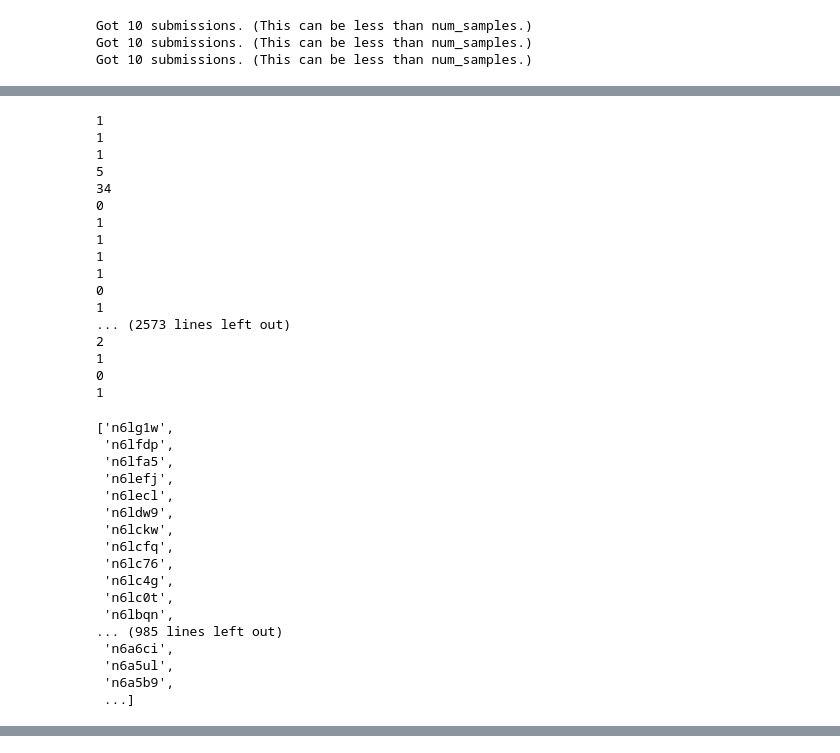
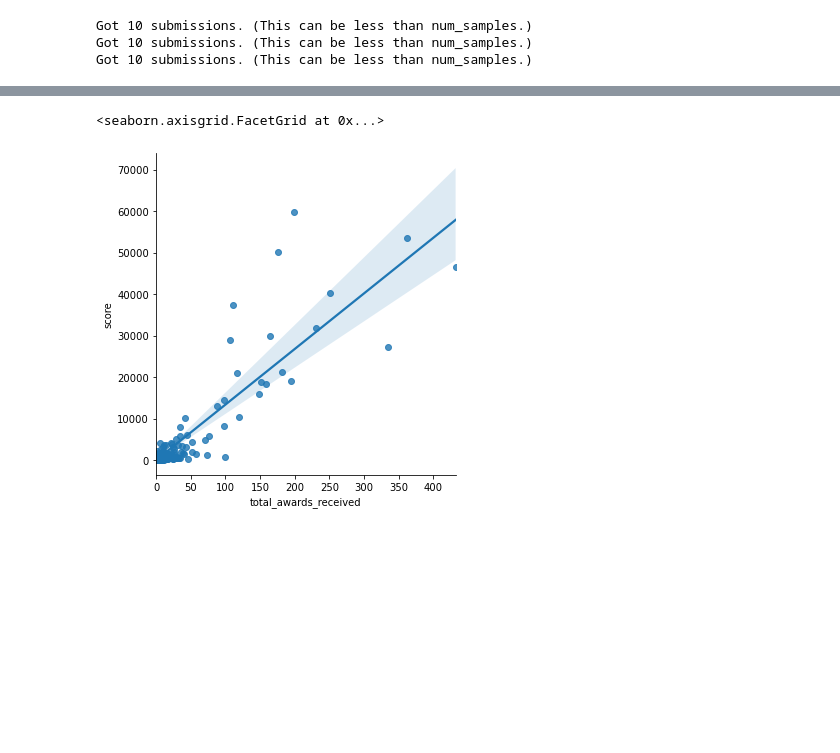
Before and after one commit to ElleNajt/ErdosInstitute-SIG_Project, a Jupyter notebook: RedditData.ipynb, the cells around one changed output, grey strips where cells are left out. Cells and saved outputs as stored; diff of their text form; code cells hidden in the pictures; blank space fills up the shorter version.

```diff
--- a/RedditData.ipynb
+++ b/RedditData.ipynb
@@ -233,52 +214,3 @@ list(reddit.info(ids2))
-# %%
-scores = []
-total_awards_received = []
-
-ids2 = [i if i.startswith('t3_') else f't3_{i}' for i in list(df.id)]
-for submission in reddit.info(ids2):
-    #submission = reddit.submission(id = submission_id)
-    scores.append(submission.score)
-    total_awards_received.append(extract_num_rewards(submission.all_awardings))
-    print(submission.score)
-# %% [output]
-1
-1
-1
-5
-34
-0
-1
-1
-1
-1
-0
-1
-... (2573 lines left out)
-2
-1
-0
-1
-# %%
-list(df.id)
-# %% [output]
-['n6lg1w',
- 'n6lfdp',
- 'n6lfa5',
- 'n6lefj',
- 'n6lecl',
- 'n6ldw9',
- 'n6lckw',
- 'n6lcfq',
- 'n6lc76',
- 'n6lc4g',
- 'n6lc0t',
- 'n6lbqn',
-... (985 lines left out)
- 'n6a6ci',
- 'n6a5ul',
- 'n6a5b9',
- ...]
 # %%
-#sns.lmplot( data = wsb_cleaned, x = "total_awards_received", y = "score")
-wsb_cleaned[wsb_cleaned.title.str.contains("dip dip")]
+sns.lmplot( data = wsb_cleaned, x = "total_awards_received", y = "score")
 # %% [output]
@@ -287,0 +217,2 @@ wsb_cleaned[wsb_cleaned.title.str.contains("dip dip")]
+<seaborn.axisgrid.FacetGrid at 0x...>
+[figure, added]
```
Also changed, not shown: parts of 6 cells of this notebook.
